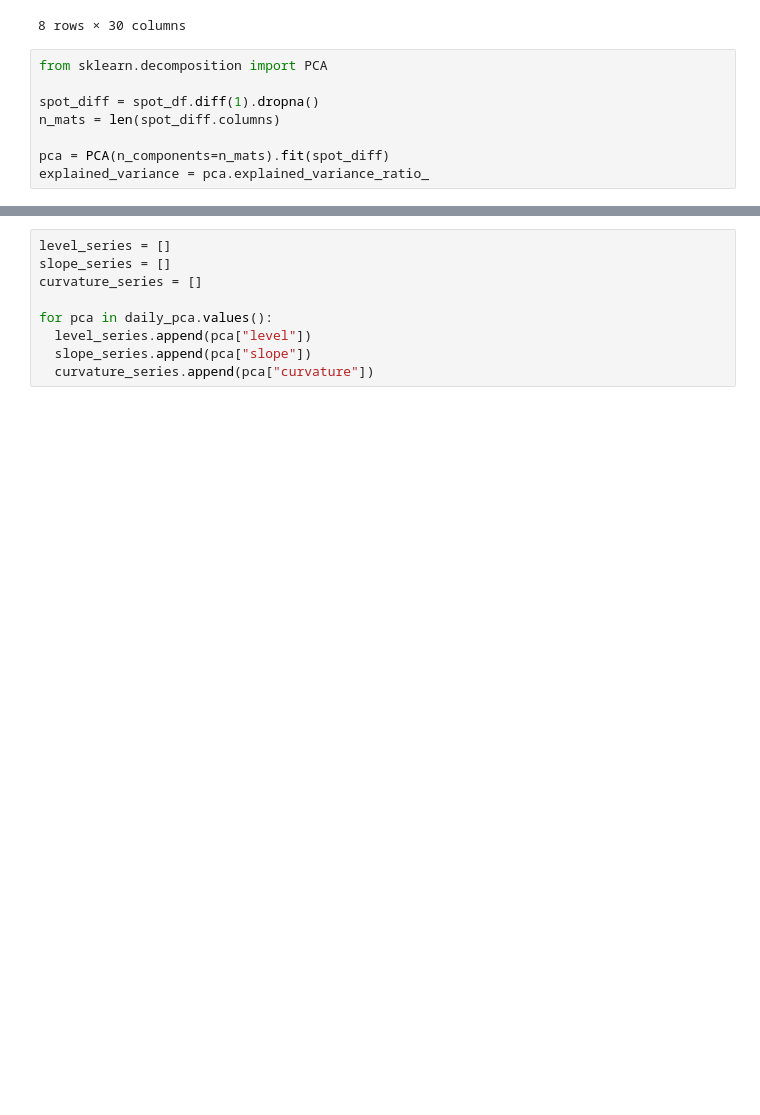
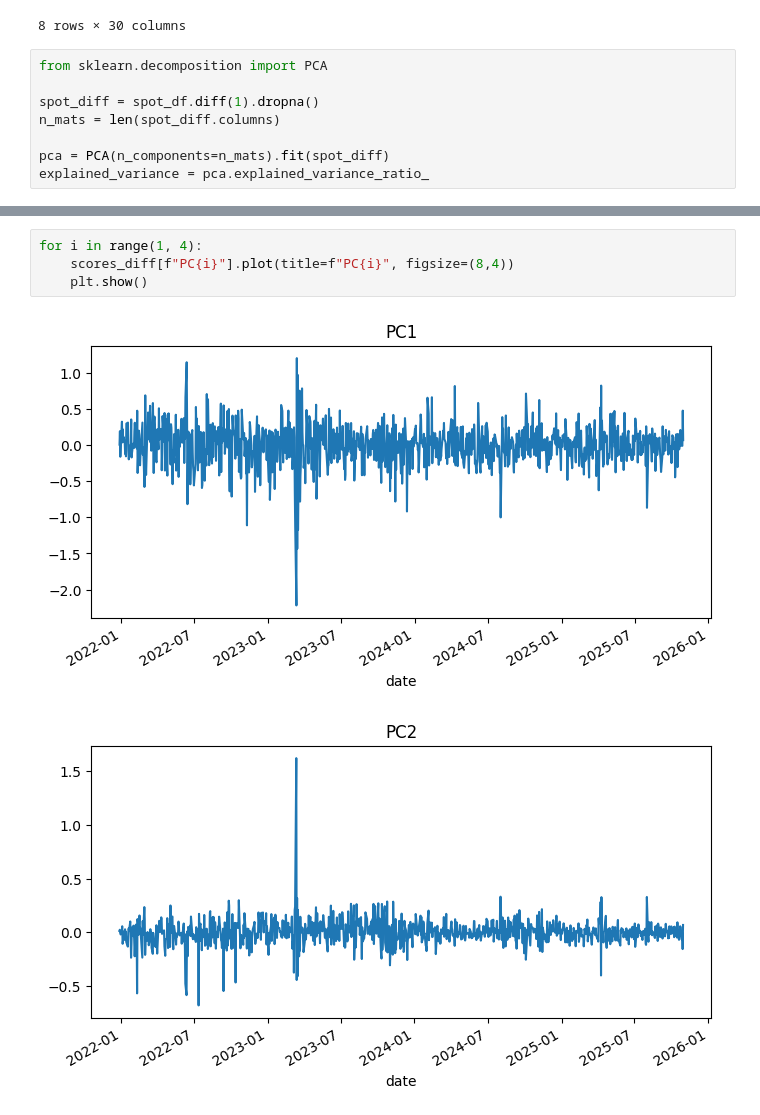
Before and after one commit to hedge-fund-strats/yield-curve-slope-trading, a Jupyter notebook: 01-pca.ipynb, the cells around one changed output, grey strips where cells are left out. Saved outputs shown, nothing was run; the diff lists cells and outputs as text; blank space fills up the shorter version.

```diff
--- a/01-pca.ipynb
+++ b/01-pca.ipynb
@@ -159,11 +155,9 @@ daily_pca["2022-01-04"]["explained_var_ratio"]
 # %% [output]
 array([0.89115865, 0.08066351, 0.01703509])
-# %%
-level_series = []
-slope_series = []
-curvature_series = []
-
-for pca in daily_pca.values():
-  level_series.append(pca["level"])
-  slope_series.append(pca["slope"])
-  curvature_series.append(pca["curvature"])
+# %%
+for i in range(1, 4):
+    scores_diff[f"PC{i}"].plot(title=f"PC{i}", figsize=(8,4))
+    plt.show()
+# %% [output]
+[figure, added]
+[figure, added]
```
Also changed, not shown: parts of 11 cells of this notebook, 1 other file.
